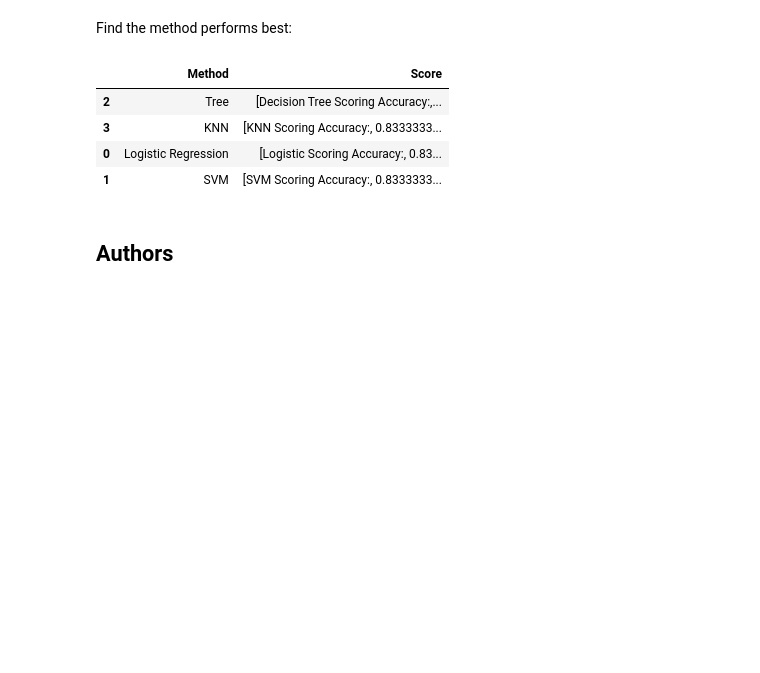
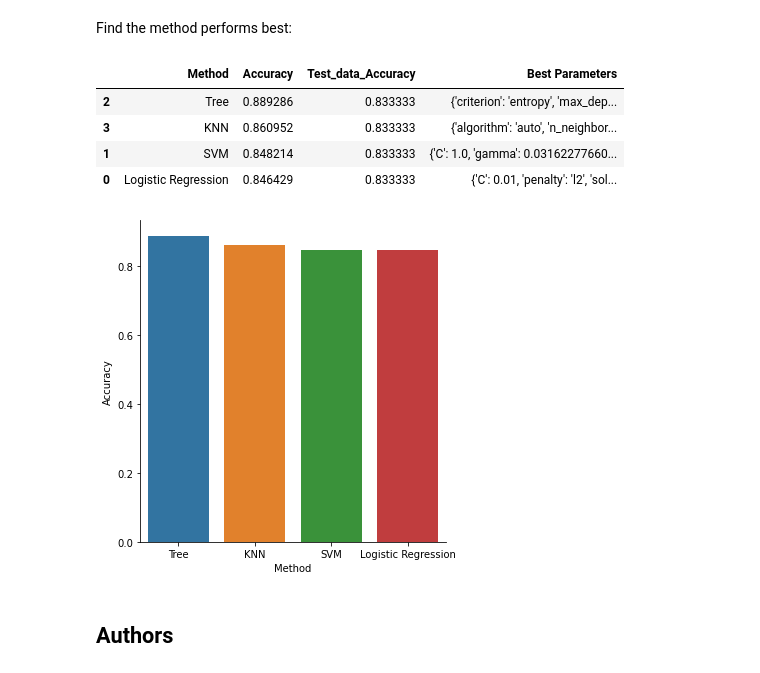
Before and after one commit to camdeardon/IBM-Space-X-Data-Science-Project, a Jupyter notebook: IBM Data Science Space X Project Analysis.ipynb, the cells around one changed output. Saved outputs shown, nothing was run; the diff lists cells and outputs as text; code cells hidden in the pictures; blank space fills up the shorter version.

```diff
--- a/IBM Data Science Space X Project Analysis.ipynb
+++ b/IBM Data Science Space X Project Analysis.ipynb
@@ -287,18 +287,23 @@ plot_confusion_matrix(Y_test,yhat)
 ## TASK  12
 # %% [markdown]
 Find the method performs best:
-# %%
-scoring = pd.DataFrame(columns=('Method','Score'))
-scoring['Method'] = ['Logistic Regression', 'SVM','Tree','KNN']
-scoring['Score'] = [log_score, svm_score, tree_score, knn_score]
-
-scoring.sort_values('Score', ascending = True)
-# %% [output]
-|  | Method | Score |
-| 2 | Tree | [Decision Tree Scoring Accuracy:,... |
-| 3 | KNN | [KNN Scoring Accuracy:, 0.8333333... |
-| 0 | Logistic Regression | [Logistic Scoring Accuracy:, 0.83... |
-| 1 | SVM | [SVM Scoring Accuracy:, 0.8333333... |
+# %%
+scoring = pd.DataFrame(columns=('Method','Accuracy', 'Test_data_Accuracy','Best Parameters'))
+scoring['Method'] = ['Logistic Regression', 'SVM','Tree','KNN']
+scoring['Accuracy'] = [logreg_cv.best_score_, svm_cv.best_score_, tree_cv.best_score_, knn_cv.best_score_]
+scoring['Test_data_Accuracy'] = [logreg_cv.score(X_test,Y_test),svm_cv.score(X_test,Y_test),tree_cv.score(X_test,Y_test),knn_cv.score(X_test,Y_test)]
+scoring['Best Parameters'] = [logreg_cv.best_params_,svm_cv.best_params_,tree_cv.best_params_,knn_cv.best_params_]
+scoring.sort_values('Accuracy', ascending = False,inplace = True)
+
+sns.factorplot(x='Method', y='Accuracy', data=scoring, kind='bar')
+scoring
+# %% [output]
+|  | Method | Accuracy | Test_data_Accuracy | Best Parameters |
+| 2 | Tree | 0.889286 | 0.833333 | {'criterion': 'entropy', 'max_dep... |
+| 3 | KNN | 0.860952 | 0.833333 | {'algorithm': 'auto', 'n_neighbor... |
+| 1 | SVM | 0.848214 | 0.833333 | {'C': 1.0, 'gamma': 0.03162277660... |
+| 0 | Logistic Regression | 0.846429 | 0.833333 | {'C': 0.01, 'penalty': 'l2', 'sol... |
+[figure, added]
 # %% [markdown]
 ## Authors
 # %% [markdown]
```
Also changed, not shown: parts of 1 cell of this notebook.
